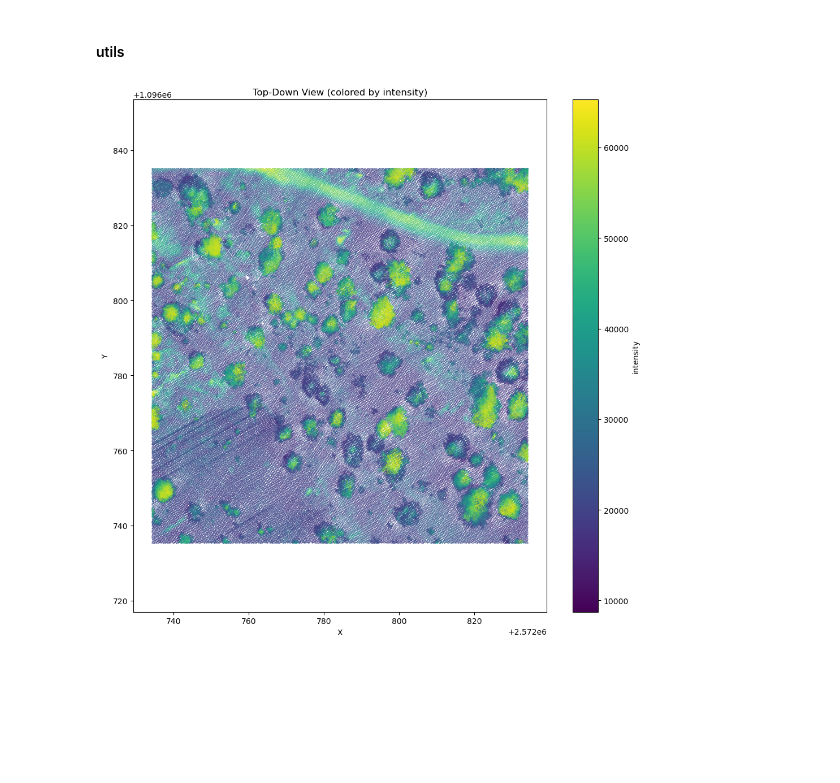
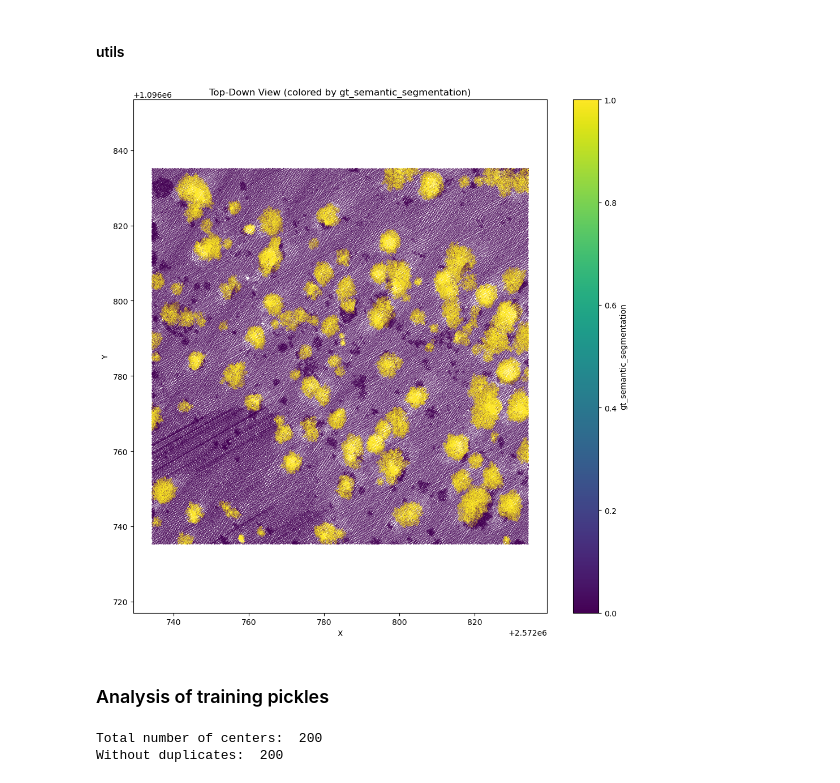
Before and after one commit to destoswa/PDM, a Jupyter notebook: notebooks/07_visualization_training_samples.ipynb, the cells around one changed output. Saved outputs shown, nothing was run; the diff lists cells and outputs as text; code cells hidden in the pictures; blank space fills up the shorter version.

Commit message:
visualization of training samples + begining of tiles loader

```diff
--- a/notebooks/07_visualization_training_samples.ipynb
+++ b/notebooks/07_visualization_training_samples.ipynb
@@ -66,6 +80,26 @@ def plot_las_top_down(las_path, point_size=0.5, color_by='z'):
     plt.tight_layout()
     plt.show()
 # %%
-plot_las_top_down(tile_src, point_size=0.2, color_by='intensity')
+plot_las_top_down(tile_src, point_size=0.2, color_by='gt_semantic_segmentation')
 # %% [output]
-[figure, old version]
+[figure, new version]
+# %% [markdown]
+### Analysis of training pickles
+# %%
+# get all centers
+list_centers = []
+files = [x for x in os.listdir(src_pickles) if x.endswith('pickle')]
+for file in files:
+    # print(file)
+    with open(os.path.join(src_pickles, file), 'rb') as in_file:
+        training_pickle = pickle.load(in_file)
+    for center in training_pickle:
+        # print(tuple(center[0]))
+        # list_centers.append(str(center[0][0]) + str(center[0][1]))
+        list_centers.append(tuple(center[0]))
+print("Total number of centers: ", len(list_centers))
+list_centers = set(list_centers)
+print("Without duplicates: ", len(list_centers))
+# %% [output]
+Total number of centers:  200
+Without duplicates:  200
```
Also changed, not shown: parts of 16 cells of this notebook, 16 other files.
